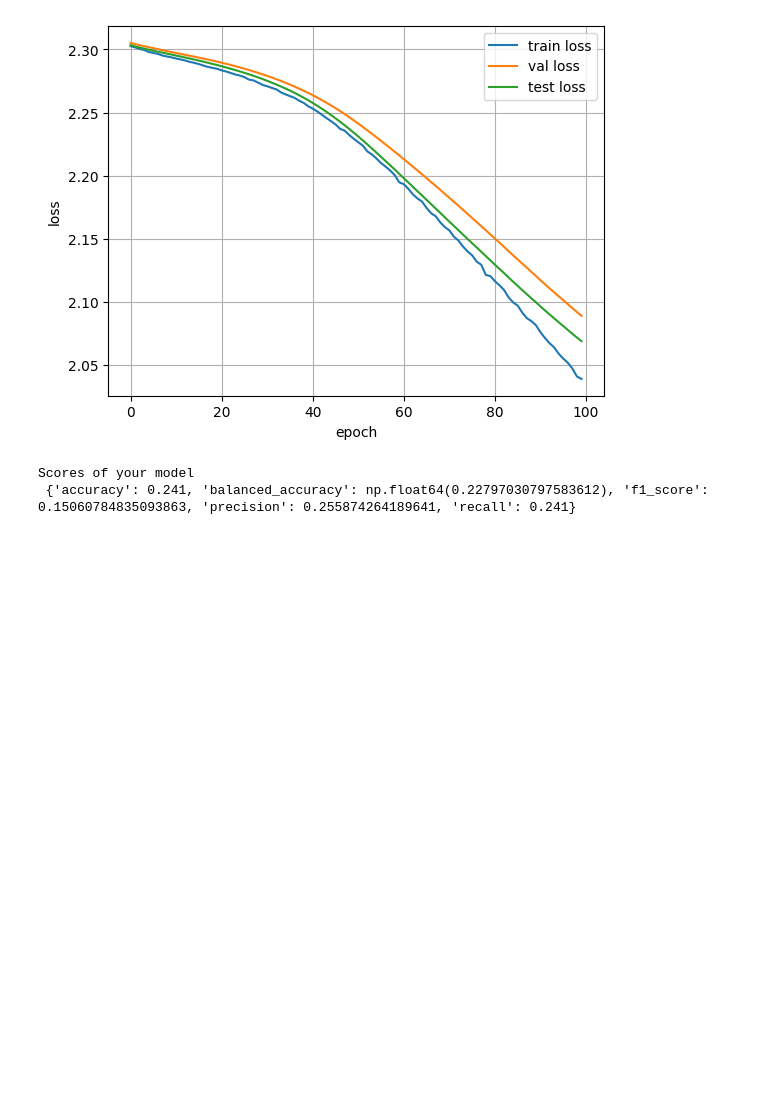
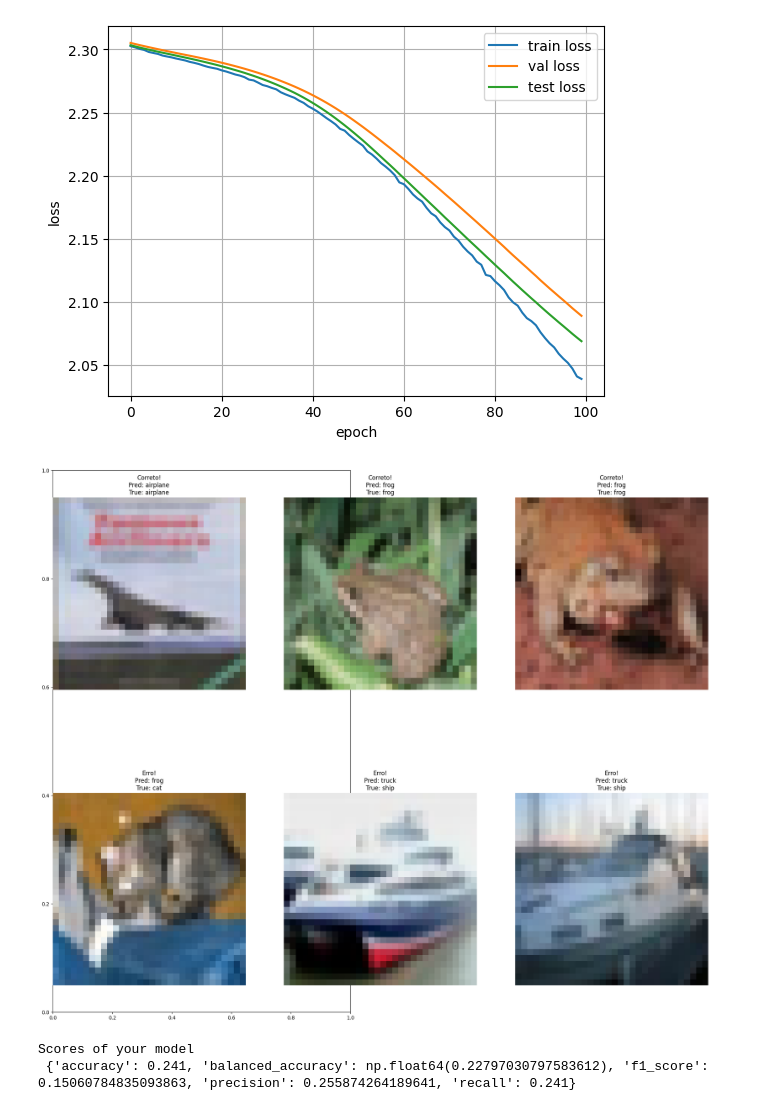
Before and after one commit to Edu-p/nn-exps, a Jupyter notebook: notebooks/MP1/main.ipynb, the cells around one changed output. Saved outputs shown, nothing was run; the diff lists cells and outputs as text; code cells hidden in the pictures; blank space fills up the shorter version.

Commit message:
feat: show correct and incorrect predictions

```diff
--- a/notebooks/MP1/main.ipynb
+++ b/notebooks/MP1/main.ipynb
@@ -226,6 +284,10 @@ Test Loss: 2.2944
 show_loss_through_epochs(arr_losses_train, arr_losses_test, arr_losses_val)
 # %% [output]
 [figure]
+# %%
+show_predictions(mlp, test_loader, num_samples=3)
+# %% [output]
+[figure, added]
 # %%
 mlp.eval()
 predictions = []
```
Also changed, not shown: parts of 4 cells of this notebook.
